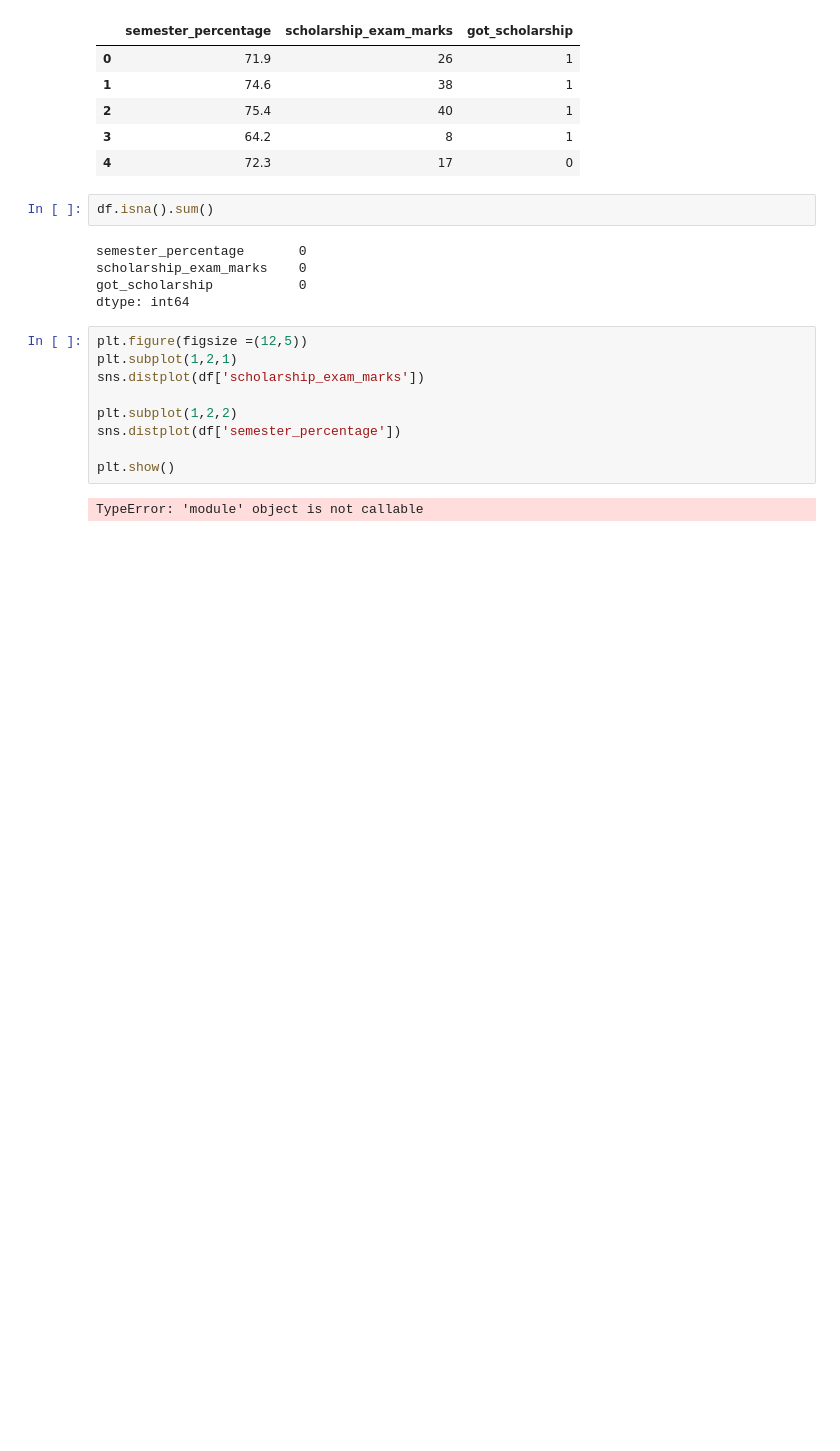
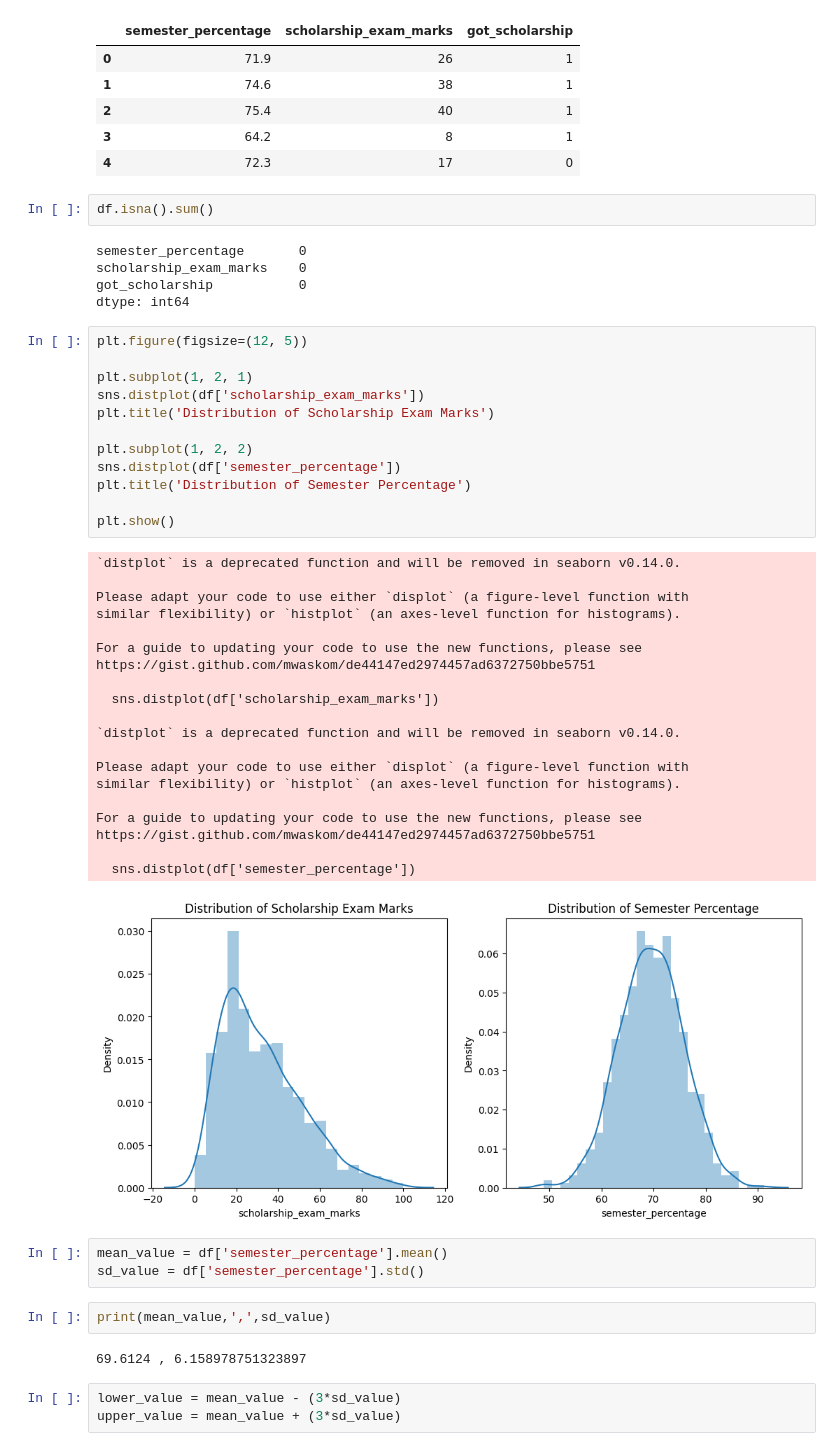
Before and after one commit to Bikash61/Daily-task, a Jupyter notebook: 04 OUTLIERS/outliers.ipynb, the cells around one changed output. Saved outputs shown, nothing was run; the diff lists cells and outputs as text; blank space fills up the shorter version.

```diff
--- a/04 OUTLIERS/outliers.ipynb
+++ b/04 OUTLIERS/outliers.ipynb
@@ -25,14 +25,46 @@ semester_percentage       0
 scholarship_exam_marks    0
 got_scholarship           0
 dtype: int64
-# %%
-plt.figure(figsize =(12,5))
-plt.subplot(1,2,1)
-sns.distplot(df['scholarship_exam_marks'])
-
-plt.subplot(1,2,2)
-sns.distplot(df['semester_percentage'])
-
-plt.show()
-# %% [output]
-TypeError: 'module' object is not callable
+# %%
+plt.figure(figsize=(12, 5))
+
+plt.subplot(1, 2, 1)
+sns.distplot(df['scholarship_exam_marks'])
+plt.title('Distribution of Scholarship Exam Marks')
+
+plt.subplot(1, 2, 2)
+sns.distplot(df['semester_percentage'])
+plt.title('Distribution of Semester Percentage')
+
+plt.show()
+# %% [output]
+`distplot` is a deprecated function and will be removed in seaborn v0.14.0.
+
+Please adapt your code to use either `displot` (a figure-level function with
+similar flexibility) or `histplot` (an axes-level function for histograms).
+
+For a guide to updating your code to use the new functions, please see
+https://gist.github.com/mwaskom/de44147ed2974457ad6372750bbe5751
+
+  sns.distplot(df['scholarship_exam_marks'])
+
+`distplot` is a deprecated function and will be removed in seaborn v0.14.0.
+
+Please adapt your code to use either `displot` (a figure-level function with
+similar flexibility) or `histplot` (an axes-level function for histograms).
+
+For a guide to updating your code to use the new functions, please see
+https://gist.github.com/mwaskom/de44147ed2974457ad6372750bbe5751
+
+  sns.distplot(df['semester_percentage'])
+[figure, added]
+# %%
+mean_value = df['semester_percentage'].mean()
+sd_value = df['semester_percentage'].std()
+# %%
+print(mean_value,',',sd_value)
+# %% [output]
+69.6124 , 6.158978751323897
+# %%
+lower_value = mean_value - (3*sd_value)
+upper_value = mean_value + (3*sd_value)
```
Also changed, not shown: parts of 3 cells of this notebook, 1 other file.
